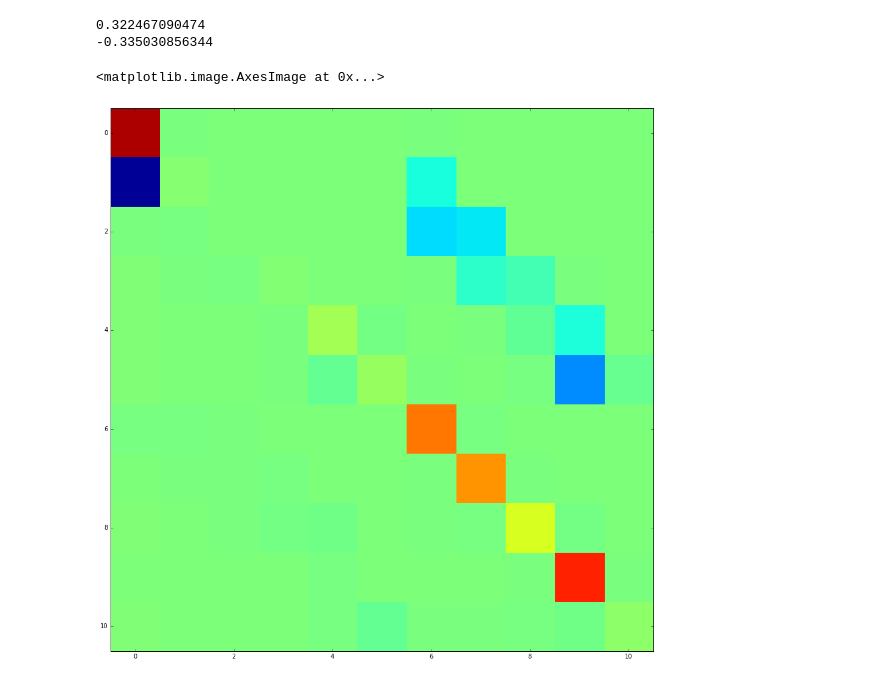
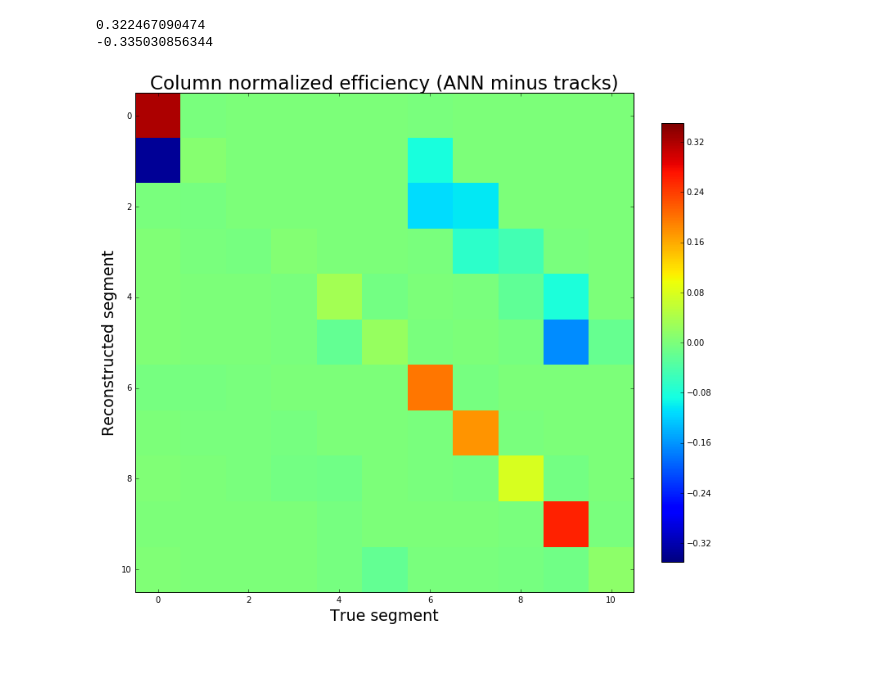
Before and after one commit to faizaakbar/ANNMINERvA, a Jupyter notebook: understanding_zsegment_1461944084.ipynb, the cells around one changed output. Drawn from its saved outputs; the diff is of its cells as text; code cells hidden in the pictures.

```diff
--- a/understanding_zsegment_1461944084.ipynb
+++ b/understanding_zsegment_1461944084.ipynb
@@ -24,0 +29,3 @@ We row normalize (divide by `axis=1` to get the _purity_ - it is saying "okay, I
+# %%
+arr3 = np.arange(16, dtype=np.float32).reshape(4, 4)
+print arr3
@@ -24,0 +51,5 @@ We row normalize (divide by `axis=1` to get the _purity_ - it is saying "okay, I
+# %%
+arr4 = np.zeros_like(arr3)
+for i in range(4):
+    arr4[i, :] = arr3[i, :] / arr3.sum(axis=1)[i]   # sum the rows
+print arr4
@@ -83,8 +133,12 @@ print np.min(eff - eff_tracks)
 0.322467090474
 -0.335030856344
 # %%
-fig = plt.figure(figsize=(16,16))
+fig = plt.figure(figsize=(12,12))
+plt.title("Column normalized efficiency (ANN minus tracks)", fontsize=23)
 plt.imshow(eff - eff_tracks, cmap=plt.get_cmap('jet'), interpolation='nearest', vmin=-0.35, vmax=0.35)
+plt.colorbar(fraction=0.04)
+plt.xlabel('True segment', fontsize=19)
+plt.ylabel('Reconstructed segment', fontsize=19)
+fig.savefig('zseg_colnorm_1461944084.pdf')
 # %% [output]
-<matplotlib.image.AxesImage at 0x...>
-[figure, old version]
+[figure, new version]
```
Also changed, not shown: parts of 16 cells of this notebook.
